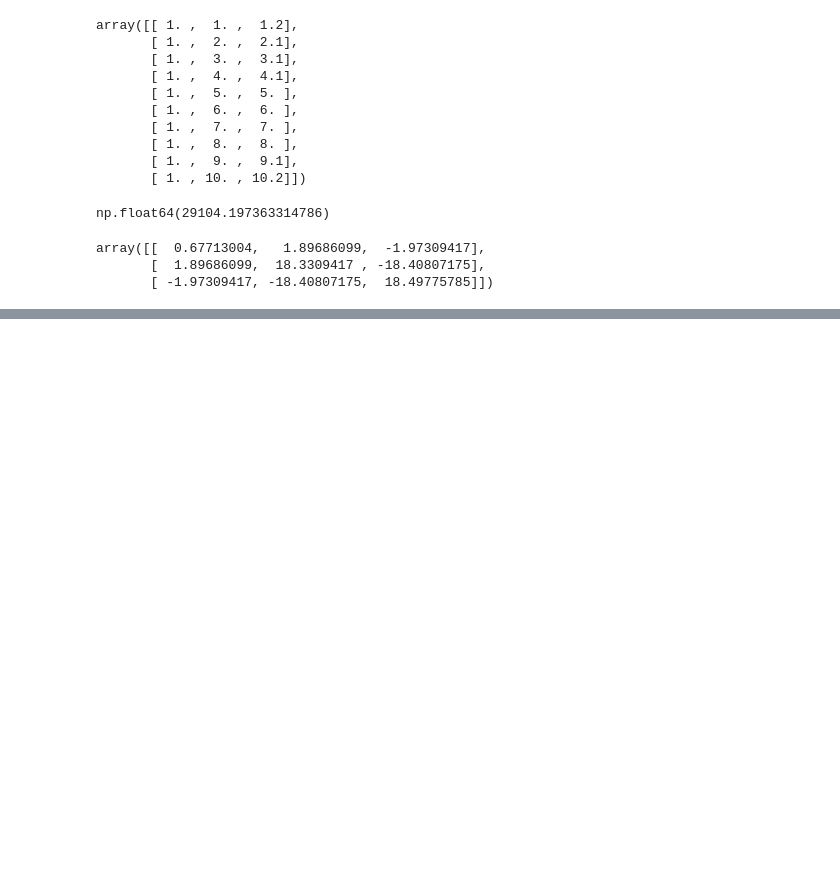
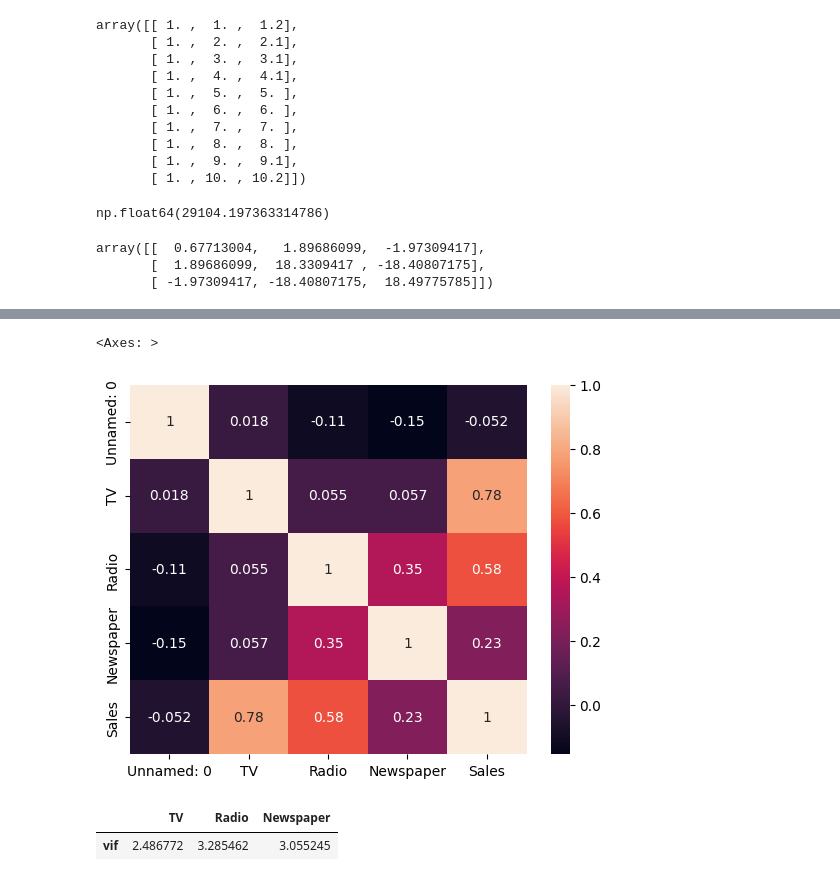
Before and after one commit to gulamkibria775/Machine-learning, a Jupyter notebook: 4. Regression_analysi/multicollinearity.ipynb, the cells around one changed output, grey strips where cells are left out. Drawn from its saved outputs; the diff is of its cells as text; code cells hidden in the pictures; blank space fills up the shorter version.

```diff
--- a/4. Regression_analysi/multicollinearity.ipynb
+++ b/4. Regression_analysi/multicollinearity.ipynb
@@ -23,3 +23,10 @@ np.linalg.inv(np.dot(arr.T,arr))
 array([[  0.67713004,   1.89686099,  -1.97309417],
        [  1.89686099,  18.3309417 , -18.40807175],
        [ -1.97309417, -18.40807175,  18.49775785]])
+# %%
+import pandas as pd
+import seaborn as sns
+
+df = pd.read_csv('https://raw.githubusercontent.com/justmarkham/scikit-learn-videos/master/data/Advertising.csv')
+
+df.head()
@@ -25,0 +40,5 @@ array([[  0.67713004,   1.89686099,  -1.97309417],
+# %%
+sns.heatmap(df.corr(),annot=True)
+# %% [output]
+<Axes: >
+[figure, added]
@@ -25,0 +54,5 @@ array([[  0.67713004,   1.89686099,  -1.97309417],
+# %%
+pd.DataFrame({'vif': vif}, index=df.columns[1:4]).T
+# %% [output]
+|  | TV | Radio | Newspaper |
+| vif | 2.486772 | 3.285462 | 3.055245 |
```
Also changed, not shown: parts of 7 cells of this notebook.
